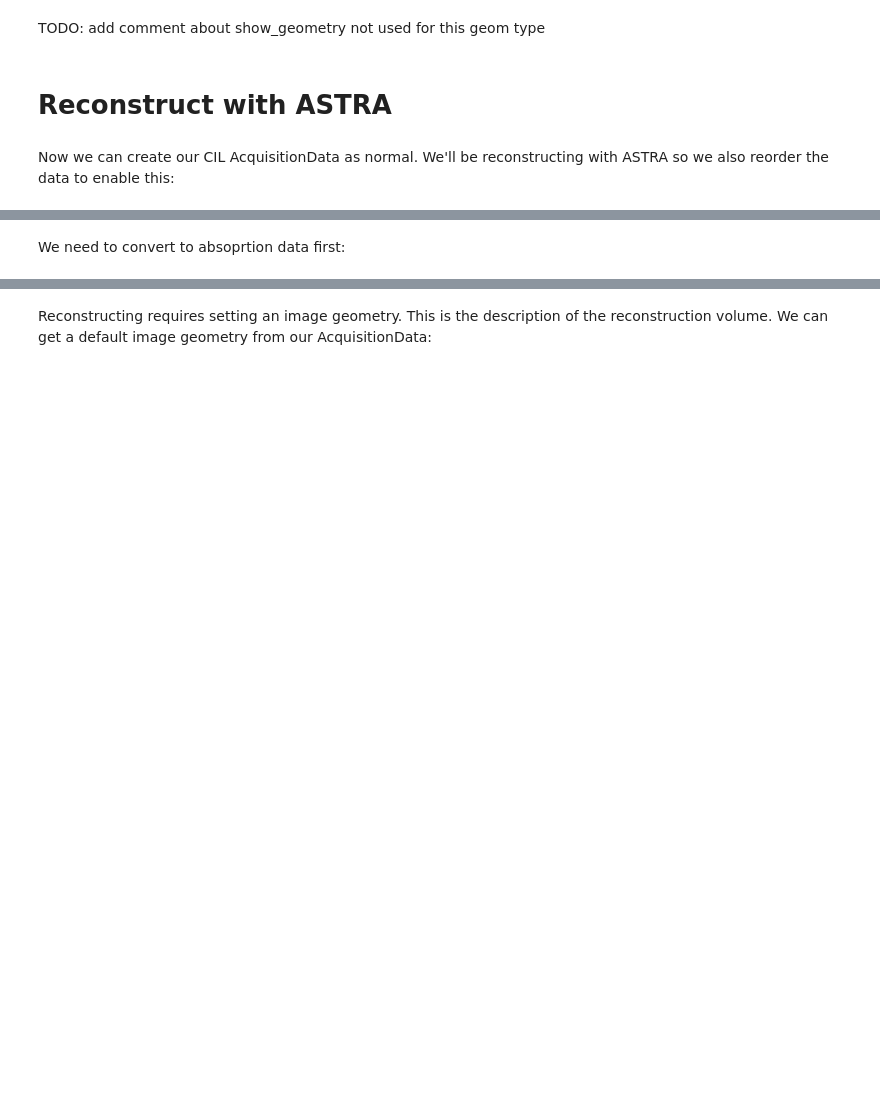
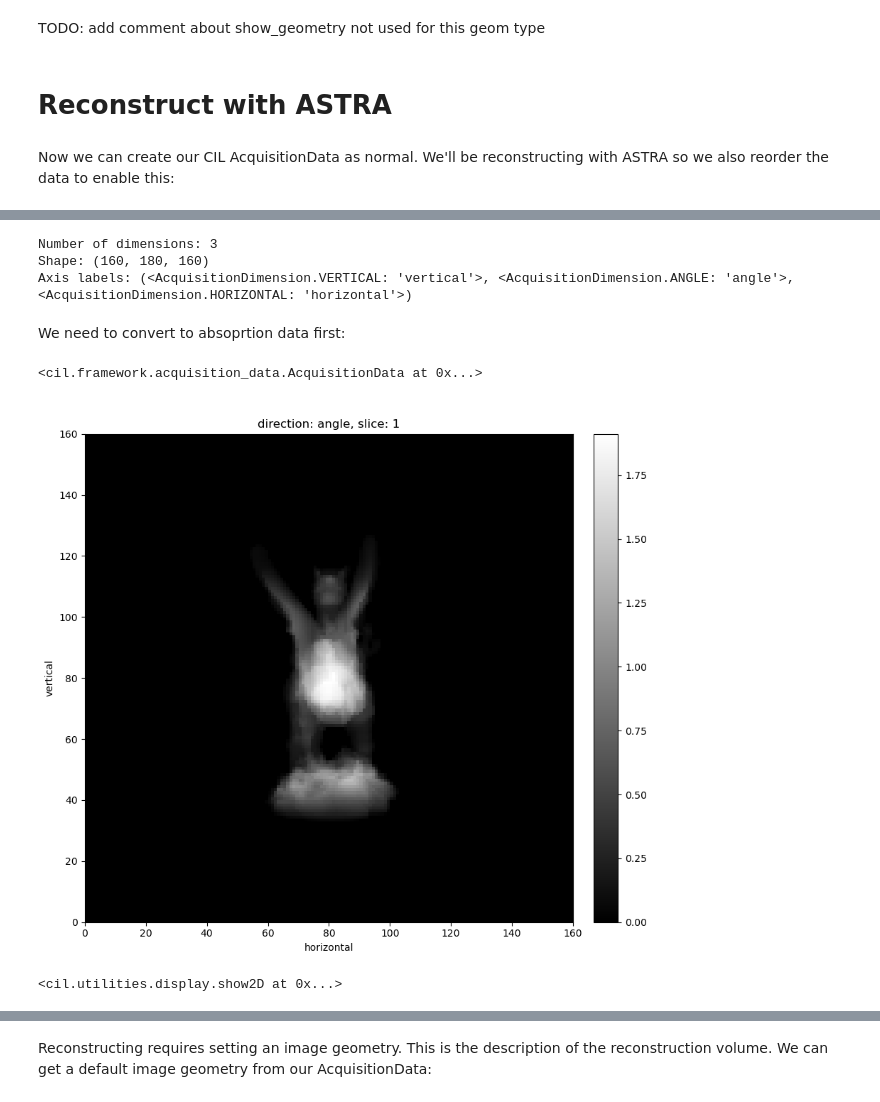
Before and after one commit to TomographicImaging/CIL-Demos, a Jupyter notebook: demos/4_Deep_Dives/07_flexible_geometry.ipynb, the cells around one changed output, grey strips where cells are left out. Saved outputs shown, nothing was run; the diff lists cells and outputs as text; code cells hidden in the pictures; blank space fills up the shorter version.

```diff
--- a/demos/4_Deep_Dives/07_flexible_geometry.ipynb
+++ b/demos/4_Deep_Dives/07_flexible_geometry.ipynb
@@ -156,6 +218,21 @@ acq_data.reorder(order='astra')
+# %%
+print(slicer)
+# %% [output]
+Number of dimensions: 3
+Shape: (160, 180, 160)
+Axis labels: (<AcquisitionDimension.VERTICAL: 'vertical'>, <AcquisitionDimension.ANGLE: 'angle'>, <AcquisitionDimension.HORIZONTAL: 'horizontal'>)
 # %% [markdown]
 We need to convert to absoprtion data first:
 # %%
 absorp_data = TransmissionAbsorptionConverter()(acq_data)
+# %%
+absorp_data.get_slice(angle=1)
+# %% [output]
+<cil.framework.acquisition_data.AcquisitionData at 0x...>
+# %%
+show2D(absorp_data, slice_list=('angle', 1))
+# %% [output]
+[figure, added]
+<cil.utilities.display.show2D at 0x...>
 # %%
 show2D(absorp_data.array[:,0])
```
Also changed, not shown: parts of 20 cells of this notebook.
